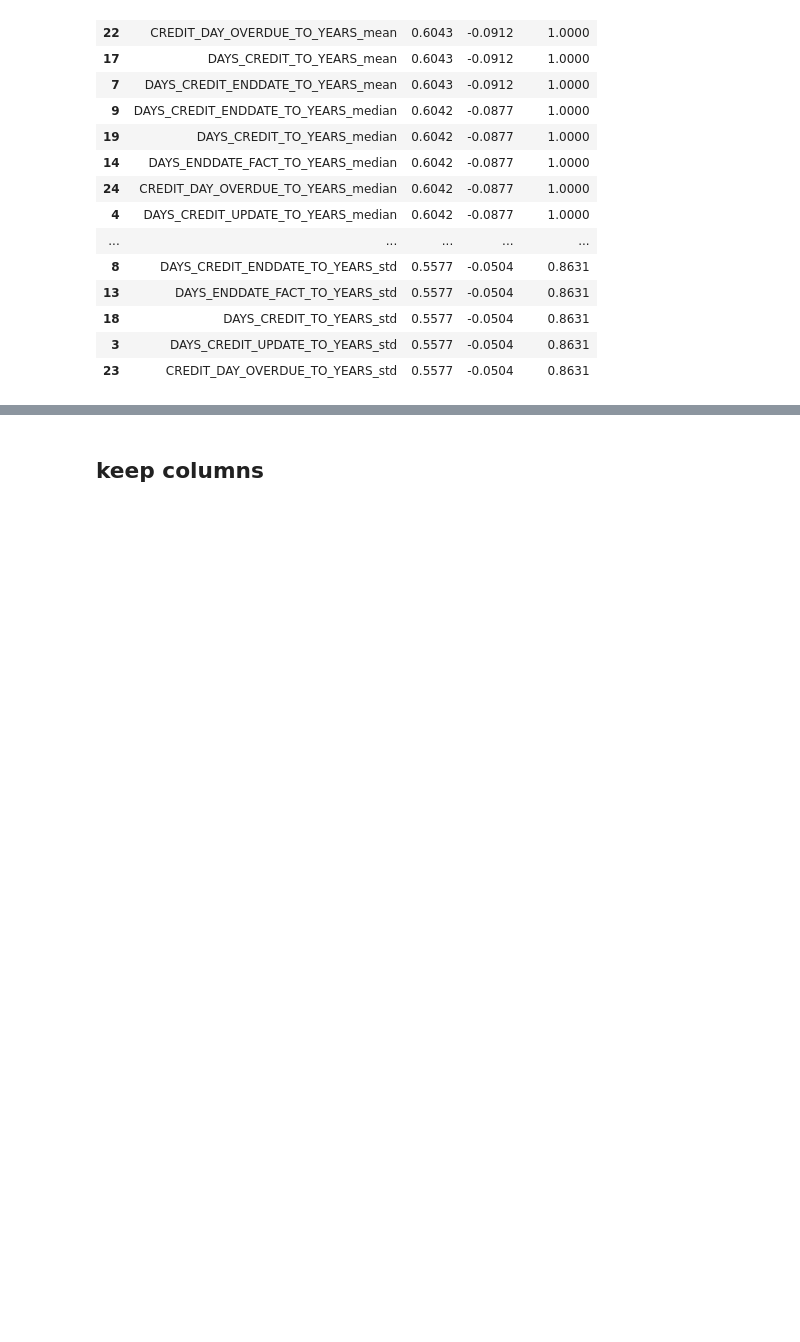
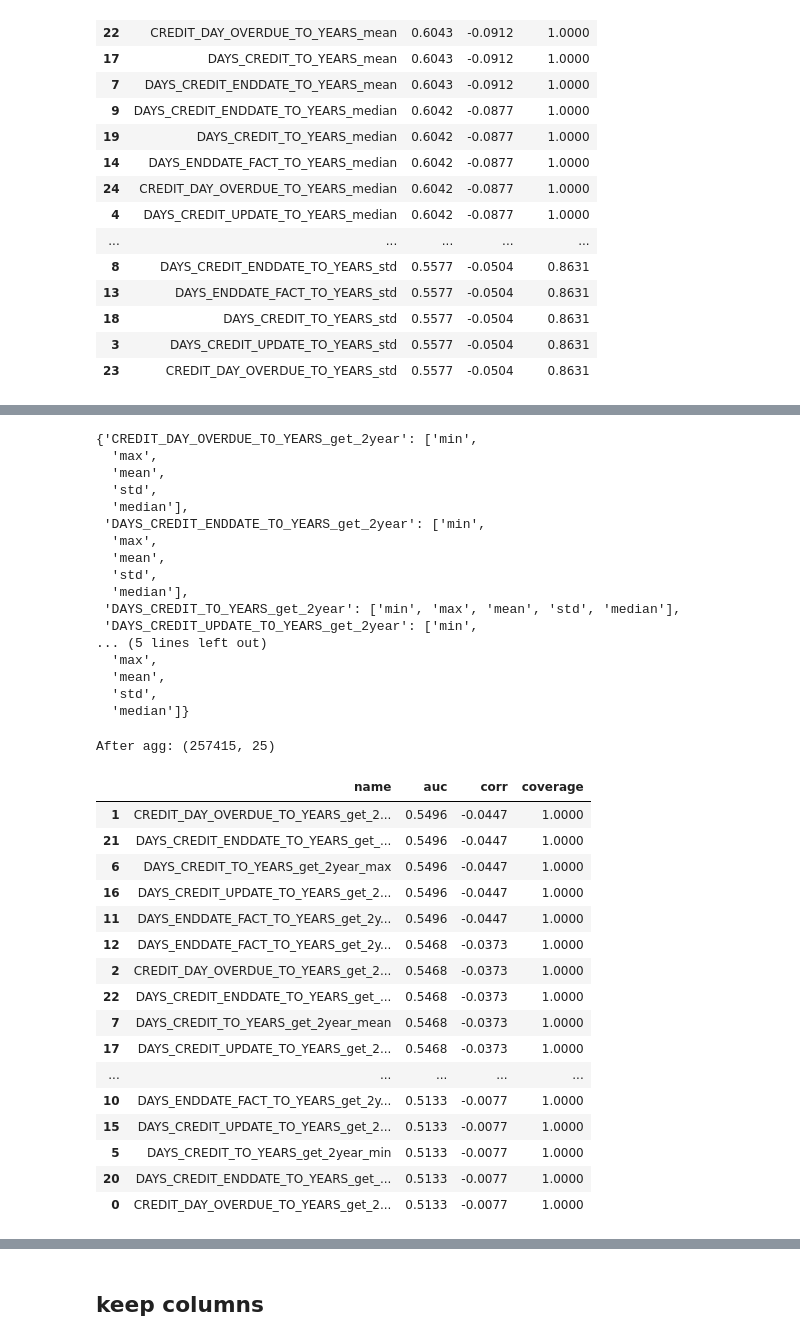
Before and after one commit to ongxuanhong/data-science-mini-course, a Jupyter notebook: 04_feature_engineering/002_bureau.ipynb, the cells around one changed output, grey strips where cells are left out. Cells and saved outputs as stored; diff of their text form; code cells hidden in the pictures; blank space fills up the shorter version.

```diff
--- a/04_feature_engineering/002_bureau.ipynb
+++ b/04_feature_engineering/002_bureau.ipynb
@@ -193,0 +335,41 @@ eval_agg02.query("auc <= 0.501").shape
+# %%
+pdf_filtered022 = pdf_years.query("DAYS_CREDIT_TO_YEARS >= 2").set_index("SK_ID_CURR").add_suffix("_get_2year").reset_index()
+pdf_agg022 = agg_common_data(pdf_filtered022, ["min", "max", "mean", "std", "median"])
+eval_agg022 = feature_evaluate(pdf_train_filtered, pdf_agg022.reset_index())
+display(eval_agg022)
+# %% [output]
+{'CREDIT_DAY_OVERDUE_TO_YEARS_get_2year': ['min',
+  'max',
+  'mean',
+  'std',
+  'median'],
+ 'DAYS_CREDIT_ENDDATE_TO_YEARS_get_2year': ['min',
+  'max',
+  'mean',
+  'std',
+  'median'],
+ 'DAYS_CREDIT_TO_YEARS_get_2year': ['min', 'max', 'mean', 'std', 'median'],
+ 'DAYS_CREDIT_UPDATE_TO_YEARS_get_2year': ['min',
+... (5 lines left out)
+  'max',
+  'mean',
+  'std',
+  'median']}
+After agg: (257415, 25)
+|  | name | auc | corr | coverage |
+| 1 | CREDIT_DAY_OVERDUE_TO_YEARS_get_2... | 0.5496 | -0.0447 | 1.0000 |
+| 21 | DAYS_CREDIT_ENDDATE_TO_YEARS_get_... | 0.5496 | -0.0447 | 1.0000 |
+| 6 | DAYS_CREDIT_TO_YEARS_get_2year_max | 0.5496 | -0.0447 | 1.0000 |
+| 16 | DAYS_CREDIT_UPDATE_TO_YEARS_get_2... | 0.5496 | -0.0447 | 1.0000 |
+| 11 | DAYS_ENDDATE_FACT_TO_YEARS_get_2y... | 0.5496 | -0.0447 | 1.0000 |
+| 12 | DAYS_ENDDATE_FACT_TO_YEARS_get_2y... | 0.5468 | -0.0373 | 1.0000 |
+| 2 | CREDIT_DAY_OVERDUE_TO_YEARS_get_2... | 0.5468 | -0.0373 | 1.0000 |
+| 22 | DAYS_CREDIT_ENDDATE_TO_YEARS_get_... | 0.5468 | -0.0373 | 1.0000 |
+| 7 | DAYS_CREDIT_TO_YEARS_get_2year_mean | 0.5468 | -0.0373 | 1.0000 |
+| 17 | DAYS_CREDIT_UPDATE_TO_YEARS_get_2... | 0.5468 | -0.0373 | 1.0000 |
+| ... | ... | ... | ... | ... |
+| 10 | DAYS_ENDDATE_FACT_TO_YEARS_get_2y... | 0.5133 | -0.0077 | 1.0000 |
+| 15 | DAYS_CREDIT_UPDATE_TO_YEARS_get_2... | 0.5133 | -0.0077 | 1.0000 |
+| 5 | DAYS_CREDIT_TO_YEARS_get_2year_min | 0.5133 | -0.0077 | 1.0000 |
+| 20 | DAYS_CREDIT_ENDDATE_TO_YEARS_get_... | 0.5133 | -0.0077 | 1.0000 |
+| 0 | CREDIT_DAY_OVERDUE_TO_YEARS_get_2... | 0.5133 | -0.0077 | 1.0000 |
```
Also changed, not shown: parts of 17 cells of this notebook.
